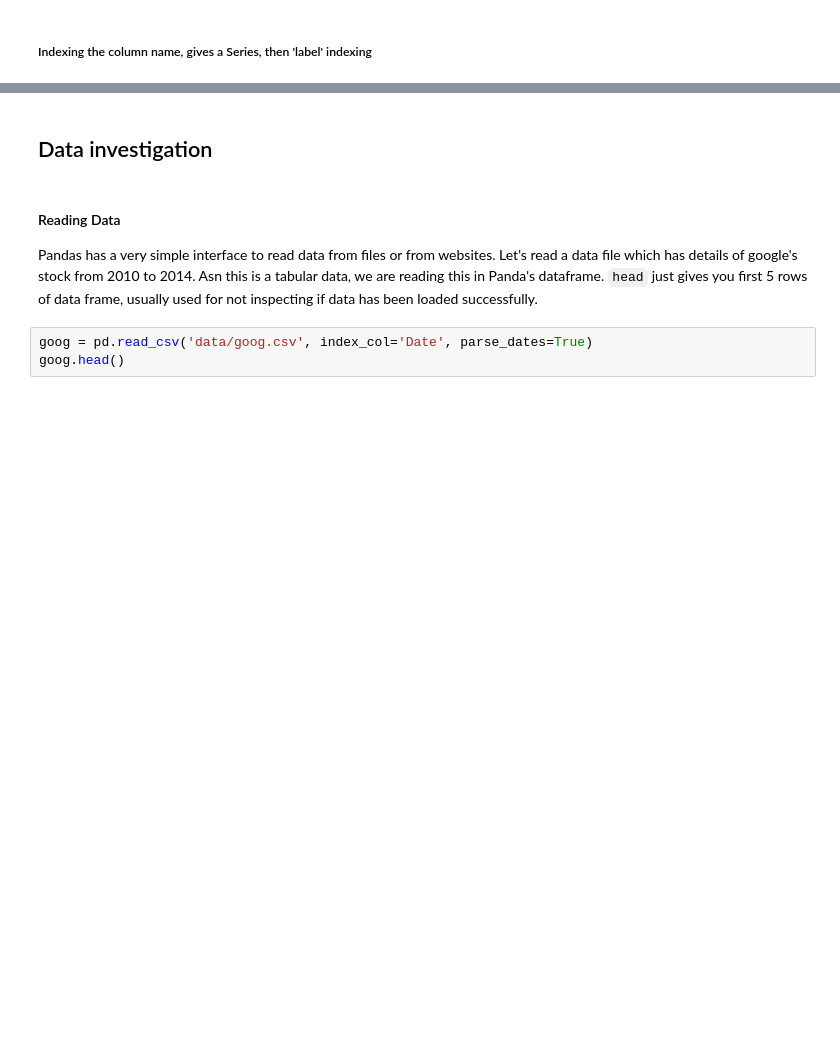
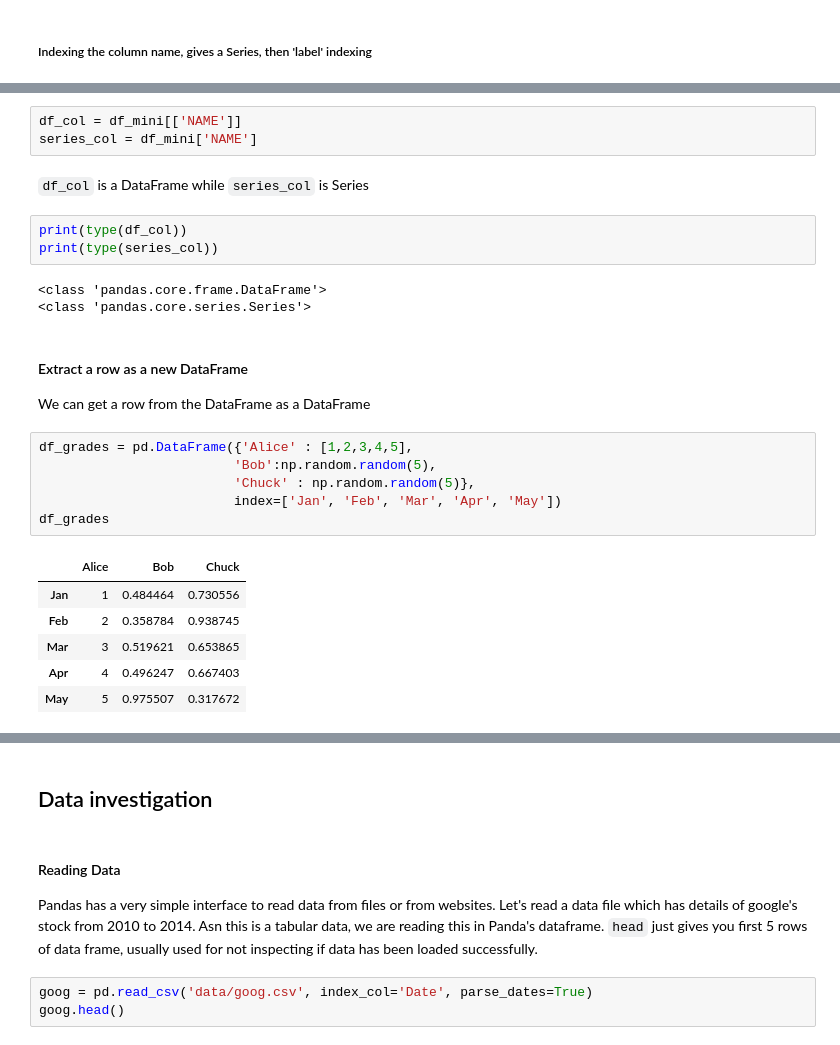
Before and after one commit to mandliya/ml, a Jupyter notebook: data_wrangling/pandas/pandas_handson.ipynb, the cells around one changed output, grey strips where cells are left out. Saved outputs shown, nothing was run; the diff lists cells and outputs as text; blank space fills up the shorter version.

```diff
--- a/data_wrangling/pandas/pandas_handson.ipynb
+++ b/data_wrangling/pandas/pandas_handson.ipynb
@@ -463,0 +512,27 @@ df_another_dict.loc['mar', 'col2']
+# %%
+df_col = df_mini[['NAME']]
+series_col = df_mini['NAME']
+# %% [markdown]
+`df_col` is a DataFrame while `series_col` is Series
+# %%
+print(type(df_col))
+print(type(series_col))
+# %% [output]
+<class 'pandas.core.frame.DataFrame'>
+<class 'pandas.core.series.Series'>
+# %% [markdown]
+#### Extract a row as a new DataFrame
+We can get a row from the DataFrame as a DataFrame
+# %%
+df_grades = pd.DataFrame({'Alice' : [1,2,3,4,5],
+                         'Bob':np.random.random(5),
+                         'Chuck' : np.random.random(5)},
+                         index=['Jan', 'Feb', 'Mar', 'Apr', 'May'])
+df_grades
+# %% [output]
+|  | Alice | Bob | Chuck |
+| Jan | 1 | 0.484464 | 0.730556 |
+| Feb | 2 | 0.358784 | 0.938745 |
+| Mar | 3 | 0.519621 | 0.653865 |
+| Apr | 4 | 0.496247 | 0.667403 |
+| May | 5 | 0.975507 | 0.317672 |
```
Also changed, not shown: parts of 38 cells of this notebook.
